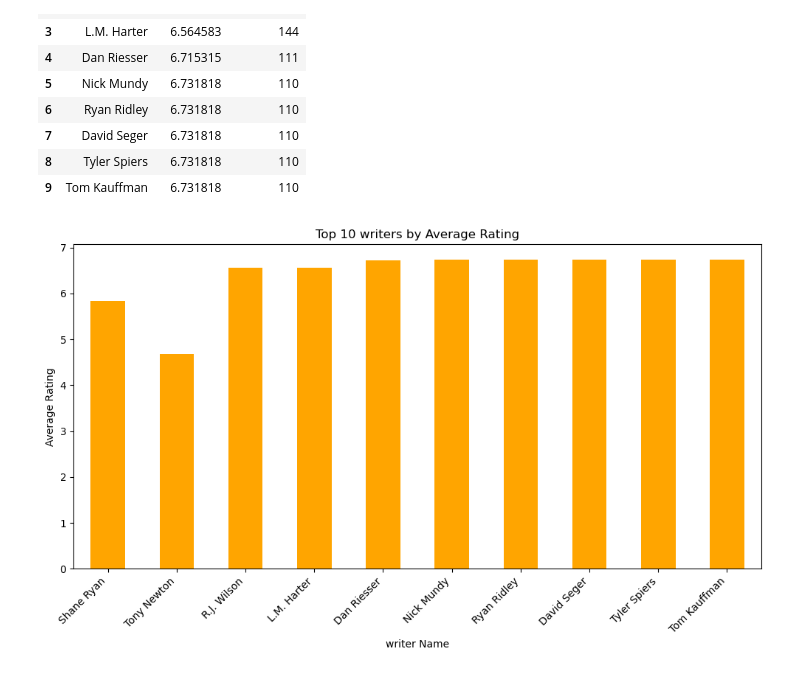
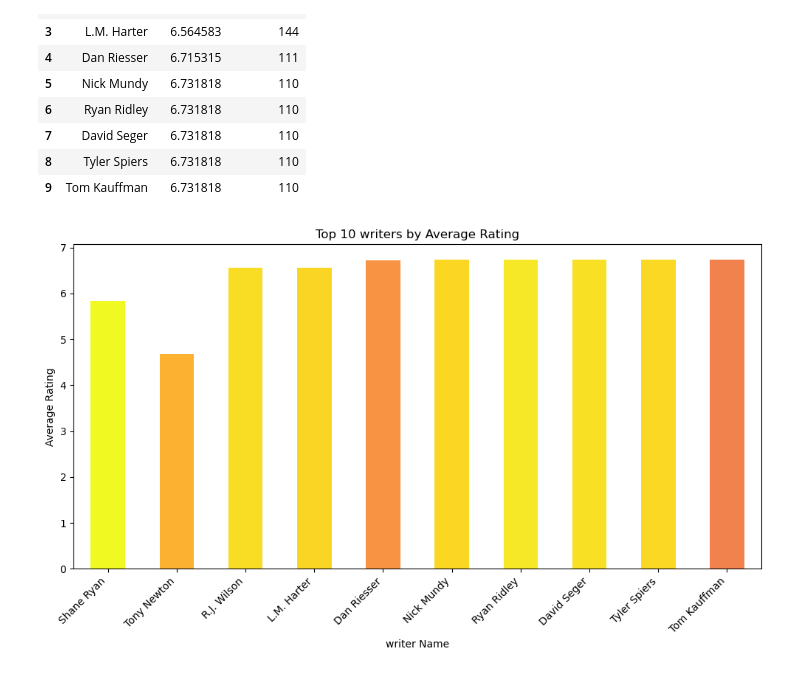
Before and after one commit to Alanmuchiri/Group7---Phase-2, a Jupyter notebook: film_performance.ipynb, the cells around one changed output. Saved outputs shown, nothing was run; the diff lists cells and outputs as text; code cells hidden in the pictures.

```diff
--- a/film_performance.ipynb
+++ b/film_performance.ipynb
@@ -944,0 +971,24 @@ plt.show()
+# %%
+ar_df = pd.read_sql("""
+SELECT
+    p.primary_name AS actress_name,
+    AVG(r.averageRating) AS avg_rating,
+    COUNT(r.numVotes) AS total_votes
+FROM
+    persons p
+JOIN
+    principals pr ON p.person_id = pr.person_id
+JOIN
+    movie_basics mb ON pr.movie_id = mb.movie_id
+JOIN
+    movie_ratings r ON mb.movie_id = r.movie_id
+WHERE
+    pr.category IN ('actress')
+GROUP BY
+    p.person_id, p.primary_name
+ORDER BY
+    (AVG(r.averageRating)+COUNT(r.numVotes)) DESC
+LIMIT 10;
+""",conn)
+
+ar_df
@@ -979,20 +1064,21 @@ wr_df
 # %%
 
 # Create the bar plot
-ax = wr_df.plot(x='writer_name', y='avg_rating', kind='bar', figsize=(10, 6), legend=False,color='orange')
+colours = plt.cm.plasma(ar_df['avg_rating']/ar_df['avg_rating'].max())
+ax = wr_df.plot(x='writer_name', y='avg_rating', kind='bar', figsize=(10, 6), legend=False,color=colours)
 
 # Add title and labels
 plt.title('Top 10 writers by Average Rating')
 plt.xlabel('writer Name')
 plt.ylabel('Average Rating')
 
 # Rotate x-axis labels for better readability
 plt.xticks(rotation=45, ha='right')
 
 # Ensure the layout is clean
 plt.tight_layout()
 
 # Display the plot
 plt.show()
 # %% [output]
-[figure, old version]
+[figure, new version]
```
Also changed, not shown: parts of 15 cells of this notebook.
